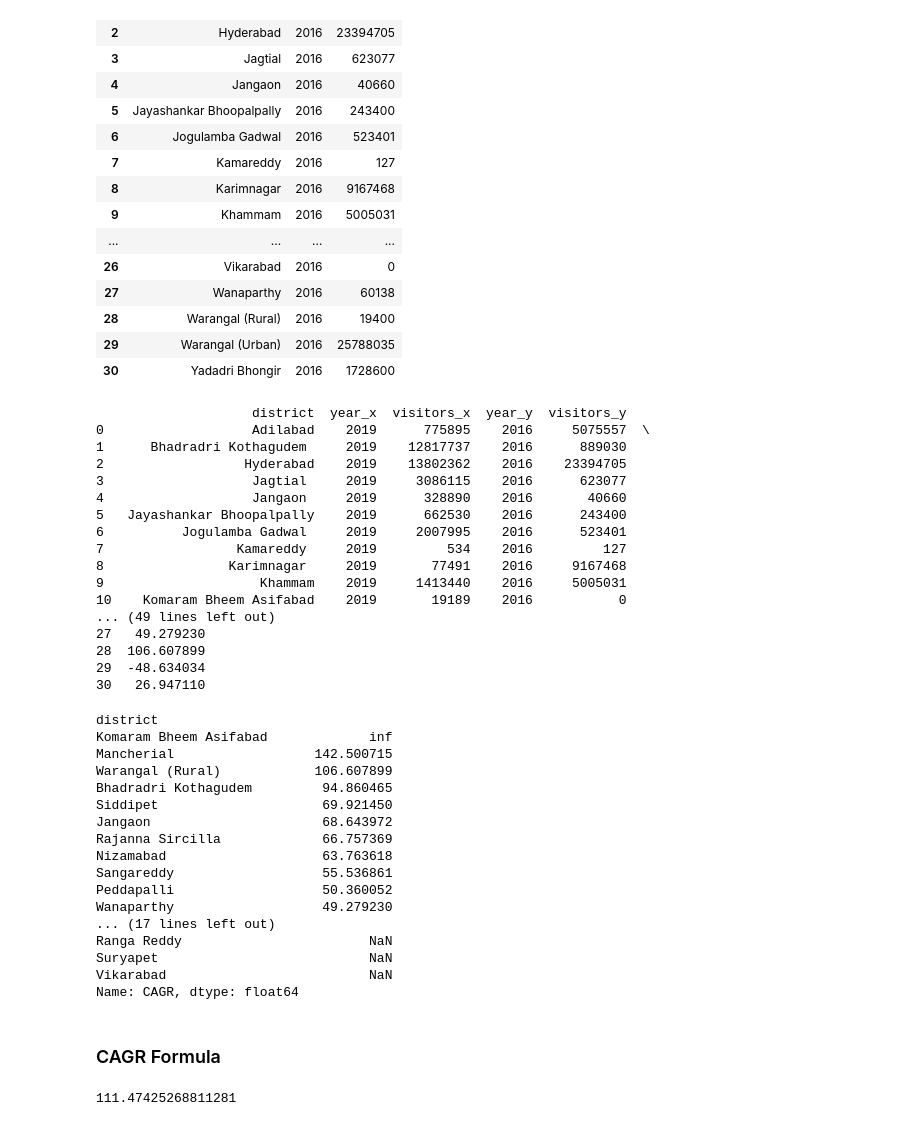
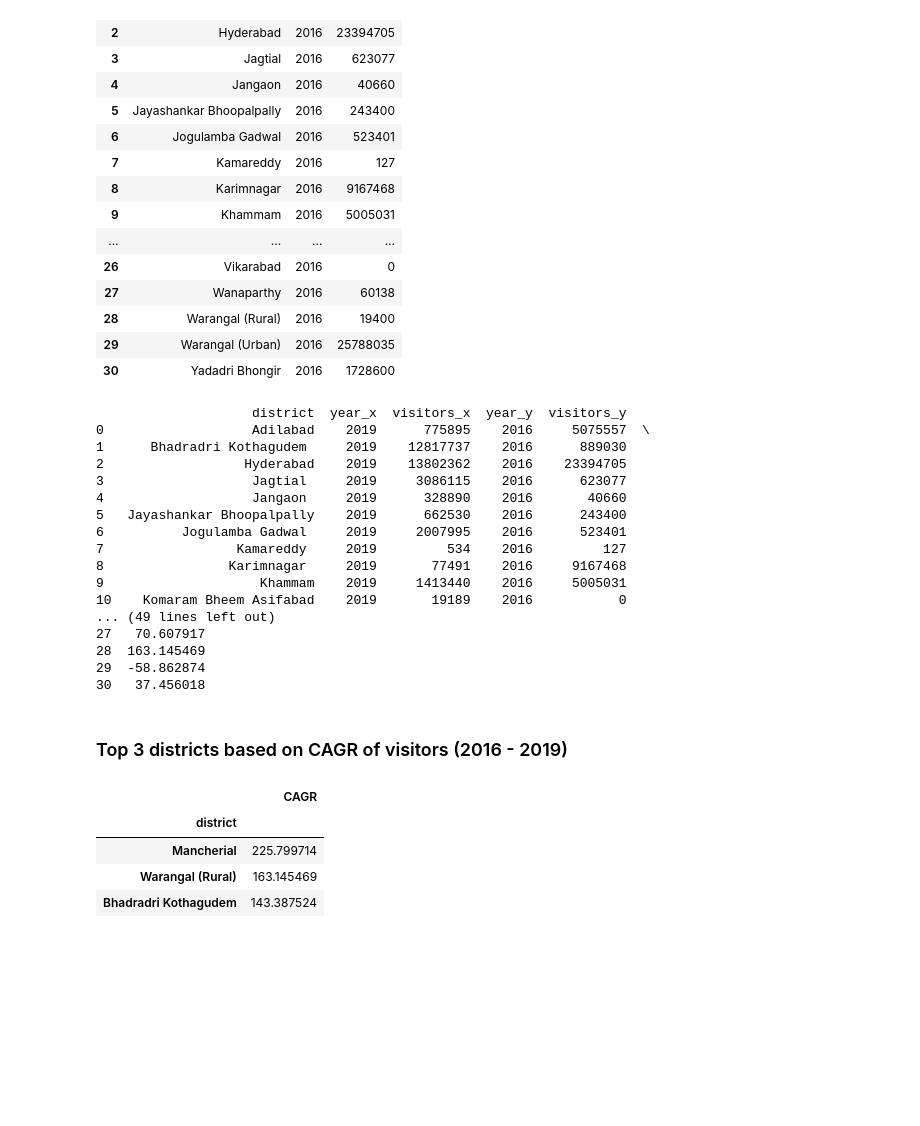
Before and after one commit to Ayomided/Telanagana-Tourism-Analysis, a Jupyter notebook: data_cleaning.ipynb, the cells around one changed output. Drawn from its saved outputs; the diff is of its cells as text; code cells hidden in the pictures; blank space fills up the shorter version.

```diff
--- a/data_cleaning.ipynb
+++ b/data_cleaning.ipynb
@@ -285,7 +320,7 @@ ttlsum_16
 | 30 | Yadadri Bhongir | 2016 | 1728600 |
 # %%
 # number of years
-n = 4
+n = 3
 
 result = ttlsum_19.merge(ttlsum_16, on=['district'])
 result['CAGR'] = ((result.visitors_x/result.visitors_y)**(1/n) - 1)*100
@@ -304,44 +339,23 @@ print(result)
 9                    Khammam    2019     1413440    2016     5005031
 10    Komaram Bheem Asifabad    2019       19189    2016           0
 ... (49 lines left out)
-27   49.279230
-28  106.607899
-29  -48.634034
-30   26.947110
+27   70.607917
+28  163.145469
+29  -58.862874
+30   37.456018
 # %%
 r = result.groupby('district').max()
 r
-r.CAGR.sort_values(ascending=False)
+m = r.CAGR.sort_values(ascending=False)
-# %% [output]
-district
-Komaram Bheem Asifabad             inf
-Mancherial                  142.500715
-Warangal (Rural)            106.607899
-Bhadradri Kothagudem         94.860465
-Siddipet                     69.921450
-Jangaon                      68.643972
-Rajanna Sircilla             66.757369
-Nizamabad                    63.763618
-Sangareddy                   55.536861
-Peddapalli                   50.360052
-Wanaparthy                   49.279230
-... (17 lines left out)
-Ranga Reddy                        NaN
-Suryapet                           NaN
-Vikarabad                          NaN
-Name: CAGR, dtype: float64
-# %% [markdown]
-### CAGR Formula
-# %%
-# number of years
-n = 4
-# price in 2019
-ev = 1
-# price in 2016
-bv = 1
-
-# cagr formula
-cagr = ((ev/bv)**(1/n) - 1)*100
-print(cagr)
-# %% [output]
-111.47425268811281
+# %% [markdown]
+### Top 3 districts based on CAGR of visitors (2016 - 2019)
+# %%
+top_CAGR = m.iloc[: 4].drop('Komaram Bheem Asifabad')
+top_CAGR = pd.DataFrame(top_CAGR)
+top_CAGR
+# %% [output]
+|  | CAGR |
+| district |  |
+| Mancherial | 225.799714 |
+| Warangal (Rural) | 163.145469 |
+| Bhadradri Kothagudem | 143.387524 |
```
Also changed, not shown: parts of 21 cells of this notebook, 1 other file.
